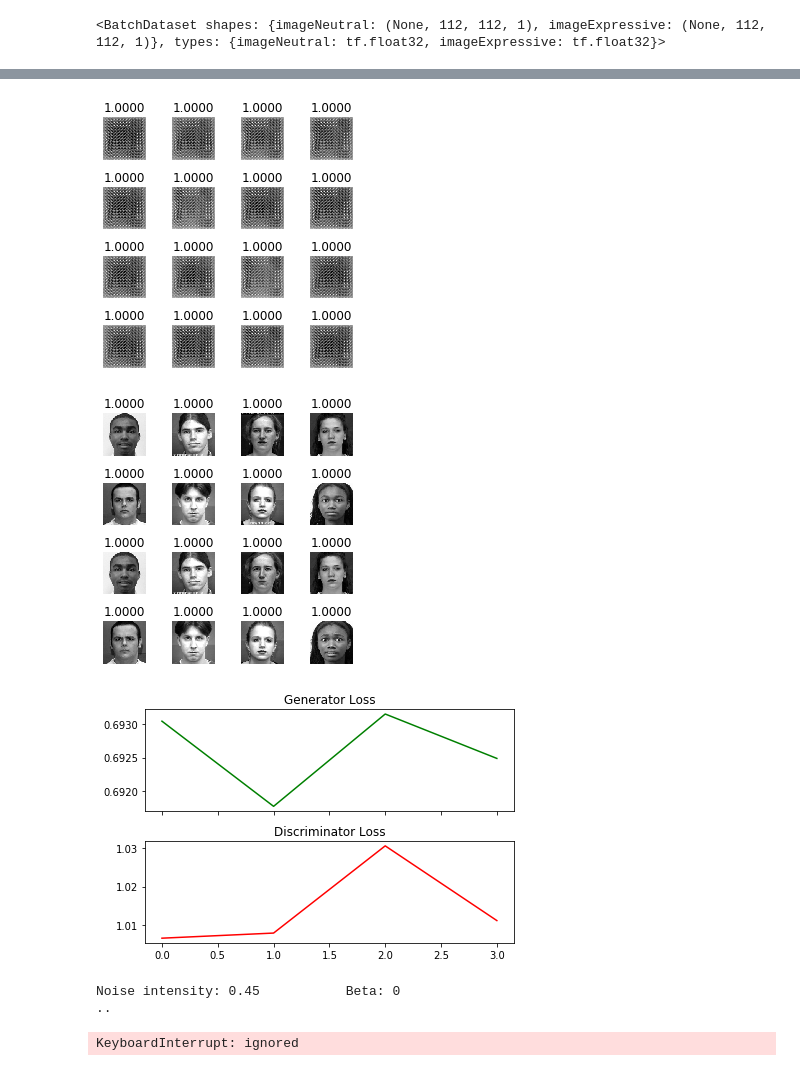
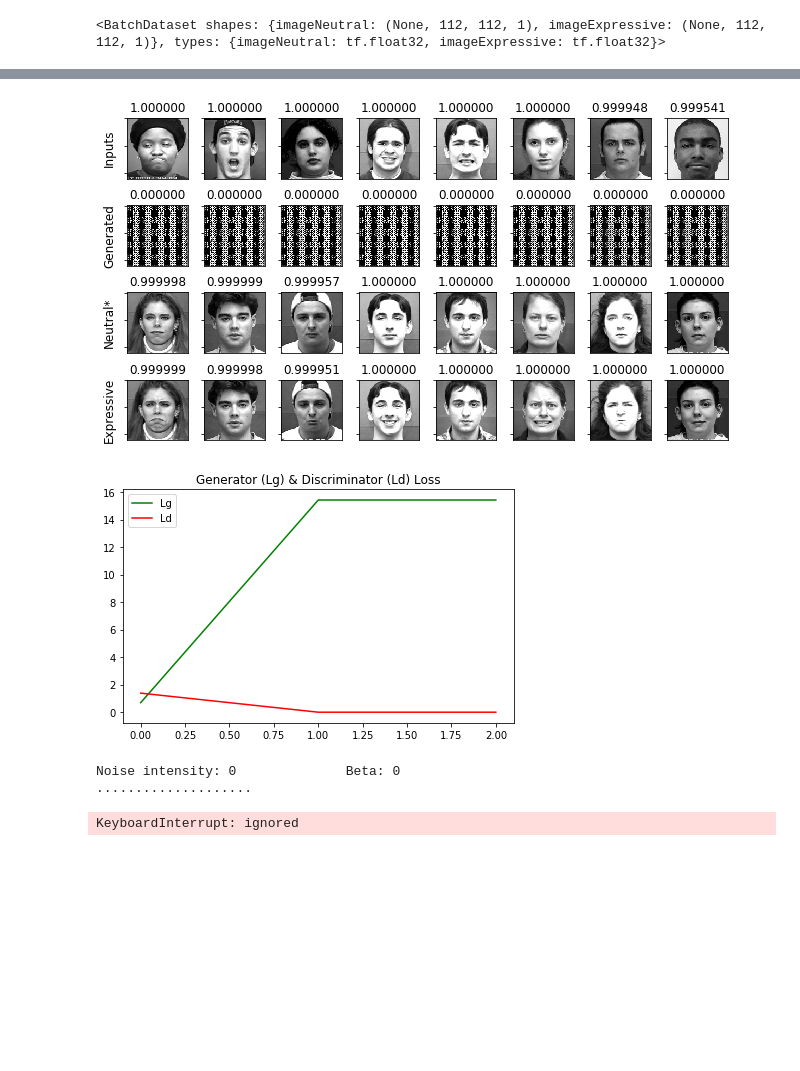
Before and after one commit to willtc111/StoicNet, a Jupyter notebook: Trainer.ipynb, the cells around one changed output, grey strips where cells are left out. Cells and saved outputs as stored; diff of their text form; code cells hidden in the pictures; blank space fills up the shorter version.

Commit message:
Convergence failure and mode collapse abound, but the discriminator works!!!!

```diff
--- a/Trainer.ipynb
+++ b/Trainer.ipynb
@@ -87,17 +89,17 @@ def parser(record):
 
     return {"imageNeutral":imageNeutral, "imageExpressive":imageExpressive}
 # %%
-
-BATCH_SIZE = 100#20
+BUFFER_SIZE = 20000
+BATCH_SIZE = 32#100#20
 
 DB_PATH = '/content/drive/My Drive/StoicNetData/'
 raw_train = tf.data.TFRecordDataset(DB_PATH + "train.tfrecords")
 raw_val = tf.data.TFRecordDataset(DB_PATH + "val.tfrecords")
 raw_test = tf.data.TFRecordDataset(DB_PATH + "test.tfrecords")
 
-parsed_train = raw_train.map(parser).shuffle(1000).batch(BATCH_SIZE)
-parsed_val = raw_val.map(parser).shuffle(1000).batch(BATCH_SIZE)
-parsed_test = raw_test.map(parser).shuffle(1000).batch(BATCH_SIZE)
+parsed_train = raw_train.map(parser).shuffle(BUFFER_SIZE).batch(BATCH_SIZE)
+parsed_val = raw_val.map(parser).shuffle(BUFFER_SIZE).batch(BATCH_SIZE)
+parsed_test = raw_test.map(parser).shuffle(BUFFER_SIZE).batch(BATCH_SIZE)
 print(parsed_train)
 
 # for image_features in parsed_train.take(1):
@@ -260,8 +269,8 @@ def compute_apply_gradients(gen, dis, x_neutral, x_express, genOptimizer, disOpt
     gradients_of_generator = tape.gradient(gen_loss, gen.trainable_variables)
     gradients_of_discriminator = tape.gradient(dis_loss, dis.trainable_variables)
 
-    generator_optimizer.apply_gradients(zip(gradients_of_generator, gen.trainable_variables))
-    discriminator_optimizer.apply_gradients(zip(gradients_of_discriminator, dis.trainable_variables))
+    genOptimizer.apply_gradients(zip(gradients_of_generator, gen.trainable_variables))
+    disOptimizer.apply_gradients(zip(gradients_of_discriminator, dis.trainable_variables))
 
 
 @tf.function
@@ -291,7 +300,7 @@ def compute_loss(gen, dis, x_neutral, x_express, beta):
 
 @tf.function
 def discriminator_loss(real_output, fake_output):
-    cross_entropy = tf.keras.losses.BinaryCrossentropy(from_logits=True, label_smoothing=0.0)
+    cross_entropy = tf.keras.losses.BinaryCrossentropy(from_logits=False)#True, label_smoothing=0.0)
 
     real_labels = tf.ones_like(real_output)# - tf.random.uniform(real_output.shape, minval=0, maxval=0.2)
     real_loss = cross_entropy(real_labels, real_output)
@@ -305,7 +314,7 @@ def discriminator_loss(real_output, fake_output):
 
 @tf.function
 def generator_loss(fake_output):
-    cross_entropy = tf.keras.losses.BinaryCrossentropy(from_logits=True)
+    cross_entropy = tf.keras.losses.BinaryCrossentropy(from_logits=False)#True)
     return cross_entropy(tf.ones_like(fake_output), fake_output)
 # %%
 epochs = 200
@@ -316,6 +325,8 @@ num_examples_to_generate = 16
 random_vector_for_generation = tf.random.normal(
     shape=[num_examples_to_generate, latent_dim])
 
+random_images_for_generation = [image_features['imageExpressive'] for image_features in parsed_test.take(1)][0][0:num_examples_to_generate]
+
 generator = VAE(100)
 discriminator = Discriminator()
 # %%
@@ -384,11 +410,28 @@ for image_features in parsed_train.take(1):
 # %%
 # Save image for pre-training
-generate_and_save_images(generator, discriminator, 0, random_vector_for_generation)
-max_noise_intensity = 0.5
+#save_images(generator, discriminator, 0, random_vector_for_generation)
+max_noise_intensity = 0#0.5
 max_beta = 1
-ramp_end = 50
+ramp_end = 15
 
-ls = []
+# Test
+gloss = tf.keras.metrics.Mean()
+dloss = tf.keras.metrics.Mean()
+for image_features in parsed_test:
+    gl, dl = compute_loss(generator, discriminator, image_features['imageNeutral'],
+                          image_features['imageExpressive'], 0)
+    gloss(gl)
+    dloss(dl)
+gl = gloss.result()
+dl = dloss.result()
+ls = [(gl, dl)]
+print('Epoch 0, Test set gloss {0}, dloss {1}'.format(gl, dl))
+
+display_imgs_ratings(random_images_for_generation, parsed_test.take(1),
+                    discriminator, max_noise_intensity)
+save_images(generator, discriminator, 0, random_vector_for_generation)
+
+
 for epoch in range(1, epochs+1):
     # Train
     start_time = time.time()
@@ -398,7 +441,7 @@ for epoch in range(1, epochs+1):
     print("Noise intensity: {0}\t\tBeta: {1}".format(noise_intensity, beta))
     for image_features in parsed_train:
         neutral_raw = image_features['imageNeutral']
-        neutral_noise = neutral_raw + np.random.normal(0, noise_intensity, neutral_raw.shape)
+        neutral_raw = neutral_raw + np.random.normal(0, noise_intensity, neutral_raw.shape)
         assert not np.any(np.isnan(neutral_raw))
         expressive_raw = image_features['imageExpressive']
         assert not np.any(np.isnan(expressive_raw))
@@ -409,7 +452,7 @@ for epoch in range(1, epochs+1):
                                 beta)
 
         batchCounter += 1
-        if batchCounter % 50 == 0:
+        if batchCounter % 10 == 0:
             print(".", end="")
     end_time = time.time()
 
@@ -432,16 +475,12 @@ for epoch in range(1, epochs+1):
     print('Epoch {0}, Test set gloss {1}, dloss {2}, '
         'time elapsed for current epoch {3:.1f}'.format(
             epoch, gl, dl, end_time - start_time))
-    generate_and_save_images(generator, discriminator, epoch, random_vector_for_generation)
 
-    display_real = True
-    for image_features in parsed_test:
-        neutral_raw = image_features['imageNeutral']
-        expressive_raw = image_features['imageExpressive']
-        if display_real:
-            display_discrim_images(np.concatenate((neutral_raw[0:8], expressive_raw[0:8]), axis=0),
-                                   discriminator)
-            break
+    display_imgs_ratings(random_images_for_generation, parsed_test.take(1),
+                     discriminator, noise_intensity)
+
+
+    save_images(generator, discriminator, epoch, random_vector_for_generation)
 
     plot_GAN_loss(ls)
 
@@ -455,6 +494,5 @@ Epoch 4, Test set gloss 0.6924868226051331, dloss 1.0111900568008423, time elaps
-[figure, old version]
+[figure, new version]
-[figure, old version]
+[figure, new version]
-[figure, removed]
-Noise intensity: 0.45           Beta: 0
-..
+Noise intensity: 0              Beta: 0
+....................
 KeyboardInterrupt: ignored
```
Also changed, not shown: parts of 8 cells of this notebook.
